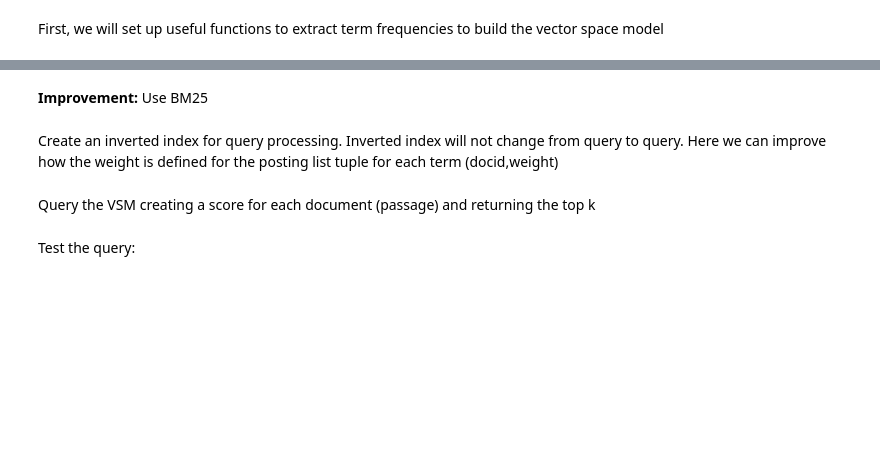
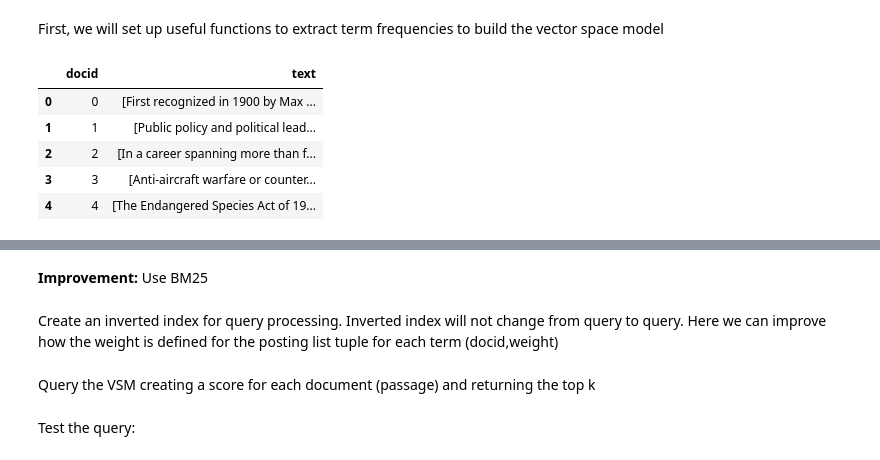
Before and after one commit to danielfelipegil/poisson, a Jupyter notebook: question-answering-dg.ipynb, the cells around one changed output, grey strips where cells are left out. Drawn from its saved outputs; the diff is of its cells as text; code cells hidden in the pictures; blank space fills up the shorter version.

```diff
--- a/question-answering-dg.ipynb
+++ b/question-answering-dg.ipynb
@@ -443,0 +456,9 @@ docs=get_document_term_passsages(df_docs)
+# %%
+df_docs.head()
+# %% [output]
+|  | docid | text |
+| 0 | 0 | [First recognized in 1900 by Max ... |
+| 1 | 1 | [Public policy and political lead... |
+| 2 | 2 | [In a career spanning more than f... |
+| 3 | 3 | [Anti-aircraft warfare or counter... |
+| 4 | 4 | [The Endangered Species Act of 19... |
```
Also changed, not shown: parts of 13 cells of this notebook.
